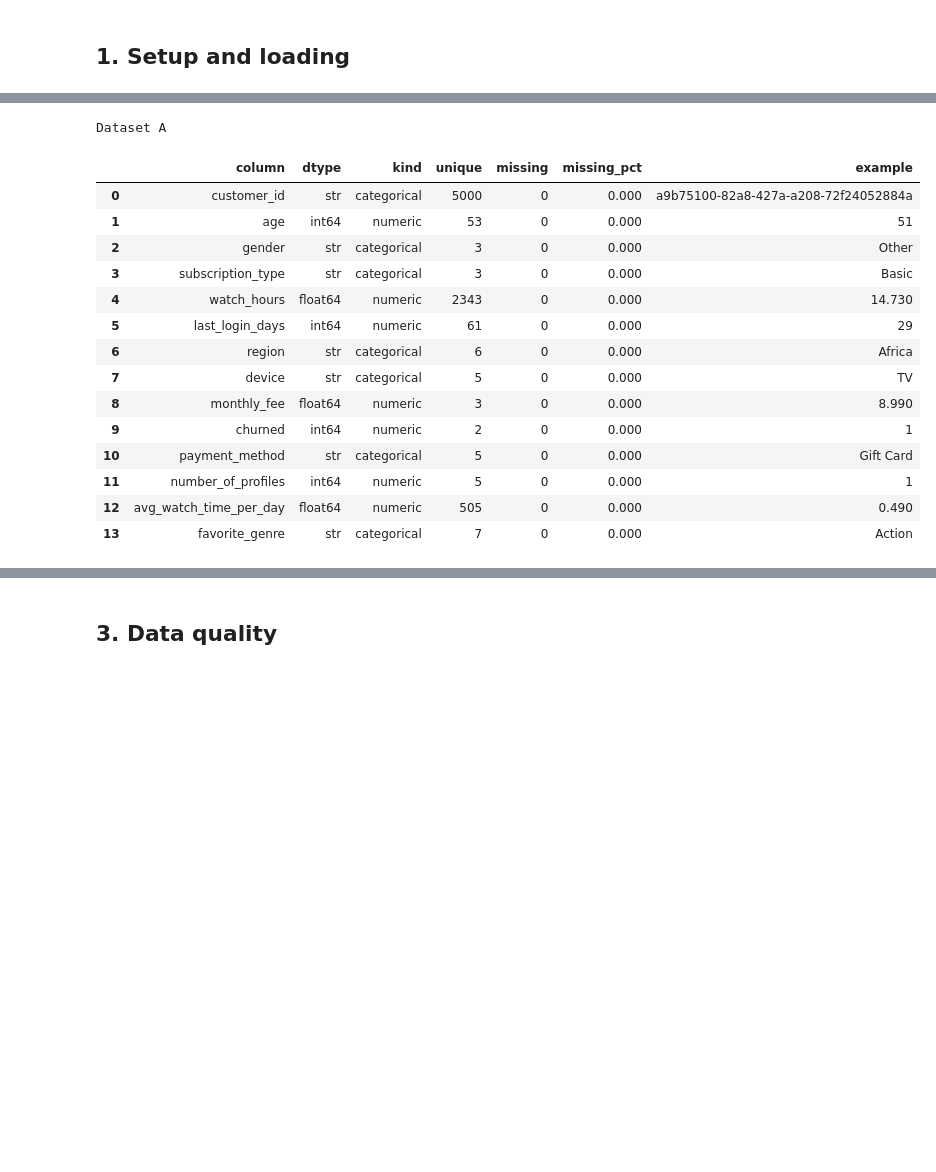
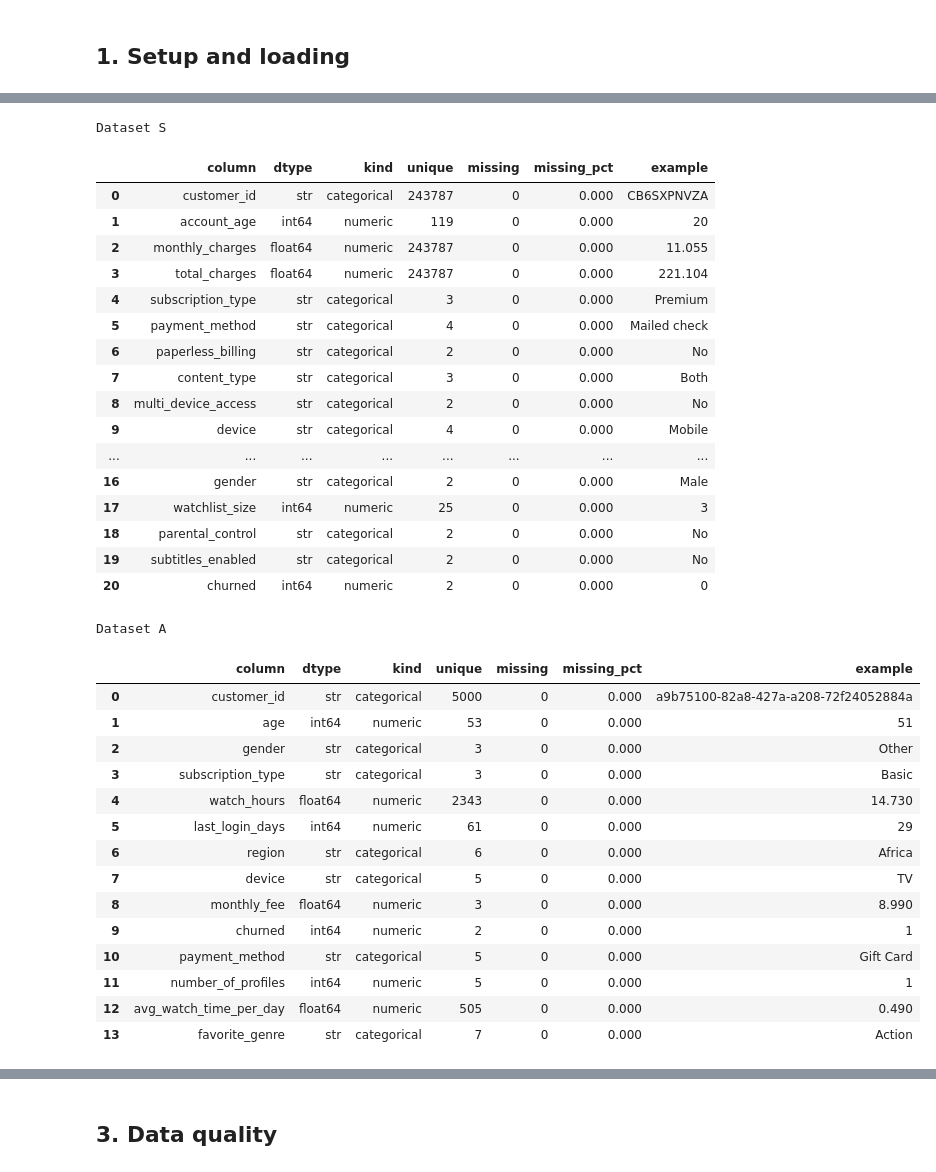
Before and after one commit to Aayush251105/OTT_Churn_Augmentation, a Jupyter notebook: notebooks/01_data_understanding.ipynb, the cells around one changed output, grey strips where cells are left out. Saved outputs shown, nothing was run; the diff lists cells and outputs as text; code cells hidden in the pictures; blank space fills up the shorter version.

```diff
--- a/notebooks/01_data_understanding.ipynb
+++ b/notebooks/01_data_understanding.ipynb
@@ -51,12 +52,12 @@ A_COLOR, B_COLOR = "#7C9CF5", "#A78BFA"
 # %%
+s = data.load_s()
 a = data.load_a()
 b = data.load_b()
 
-# Readable status columns for plotting (the original columns are left untouched)
-a["status"] = a[TARGET].map({0: "Retained", 1: "Churned"})
-b["status"] = b["churn_b"].map({"No": "Retained", "Yes": "Churned"})
-b["churn_b_flag"] = (b["churn_b"] == "Yes").astype(int)
+# Readable status column for plots; the original columns are left untouched
+for df in (s, a, b):
+    df["status"] = df[TARGET].map({0: "Retained", 1: "Churned"})
 
-print(f"Dataset A: {a.shape[0]:,} rows x {a.shape[1] - 1} columns")
-print(f"Dataset B: {b.shape[0]:,} rows x {b.shape[1] - 2} columns (columns renamed to snake_case by data.load_b)")
+for name, df in [("S", s), ("A", a), ("Old B", b)]:
+    print(f"Dataset {name:<5}: {len(df):>7,} rows x {df.shape[1] - 1} columns · churn {df[TARGET].mean():.1%}")
 # %% [output]
@@ -88,20 +94,40 @@ so it can be treated as either ordinal-numeric or categorical. We keep it numeri
 # %%
+print("Dataset S")
+display(eda.schema_summary(s.drop(columns="status")))
 print("Dataset A")
 display(eda.schema_summary(a.drop(columns="status")))
 # %% [output]
-Dataset A
+Dataset S
 |  | column | dtype | kind | unique | missing | missing_pct | example |
-| 0 | customer_id | str | categorical | 5000 | 0 | 0.000 | a9b75100-82a8-427a-a208-72f24052884a |
-| 1 | age | int64 | numeric | 53 | 0 | 0.000 | 51 |
-| 2 | gender | str | categorical | 3 | 0 | 0.000 | Other |
-| 3 | subscription_type | str | categorical | 3 | 0 | 0.000 | Basic |
-| 4 | watch_hours | float64 | numeric | 2343 | 0 | 0.000 | 14.730 |
-| 5 | last_login_days | int64 | numeric | 61 | 0 | 0.000 | 29 |
-| 6 | region | str | categorical | 6 | 0 | 0.000 | Africa |
-| 7 | device | str | categorical | 5 | 0 | 0.000 | TV |
-| 8 | monthly_fee | float64 | numeric | 3 | 0 | 0.000 | 8.990 |
-| 9 | churned | int64 | numeric | 2 | 0 | 0.000 | 1 |
-| 10 | payment_method | str | categorical | 5 | 0 | 0.000 | Gift Card |
-| 11 | number_of_profiles | int64 | numeric | 5 | 0 | 0.000 | 1 |
-| 12 | avg_watch_time_per_day | float64 | numeric | 505 | 0 | 0.000 | 0.490 |
-| 13 | favorite_genre | str | categorical | 7 | 0 | 0.000 | Action |
+| 0 | customer_id | str | categorical | 243787 | 0 | 0.000 | CB6SXPNVZA |
+| 1 | account_age | int64 | numeric | 119 | 0 | 0.000 | 20 |
+| 2 | monthly_charges | float64 | numeric | 243787 | 0 | 0.000 | 11.055 |
+| 3 | total_charges | float64 | numeric | 243787 | 0 | 0.000 | 221.104 |
+| 4 | subscription_type | str | categorical | 3 | 0 | 0.000 | Premium |
+| 5 | payment_method | str | categorical | 4 | 0 | 0.000 | Mailed check |
+| 6 | paperless_billing | str | categorical | 2 | 0 | 0.000 | No |
+| 7 | content_type | str | categorical | 3 | 0 | 0.000 | Both |
+| 8 | multi_device_access | str | categorical | 2 | 0 | 0.000 | No |
+| 9 | device | str | categorical | 4 | 0 | 0.000 | Mobile |
+| ... | ... | ... | ... | ... | ... | ... | ... |
+| 16 | gender | str | categorical | 2 | 0 | 0.000 | Male |
+| 17 | watchlist_size | int64 | numeric | 25 | 0 | 0.000 | 3 |
+| 18 | parental_control | str | categorical | 2 | 0 | 0.000 | No |
+| 19 | subtitles_enabled | str | categorical | 2 | 0 | 0.000 | No |
+| 20 | churned | int64 | numeric | 2 | 0 | 0.000 | 0 |
+Dataset A
+|  | column | dtype | kind | unique | missing | missing_pct | example |
+| 0 | customer_id | str | categorical | 5000 | 0 | 0.000 | a9b75100-82a8-427a-a208-72f24052884a |
+| 1 | age | int64 | numeric | 53 | 0 | 0.000 | 51 |
+| 2 | gender | str | categorical | 3 | 0 | 0.000 | Other |
+| 3 | subscription_type | str | categorical | 3 | 0 | 0.000 | Basic |
+| 4 | watch_hours | float64 | numeric | 2343 | 0 | 0.000 | 14.730 |
+| 5 | last_login_days | int64 | numeric | 61 | 0 | 0.000 | 29 |
+| 6 | region | str | categorical | 6 | 0 | 0.000 | Africa |
+| 7 | device | str | categorical | 5 | 0 | 0.000 | TV |
+| 8 | monthly_fee | float64 | numeric | 3 | 0 | 0.000 | 8.990 |
+| 9 | churned | int64 | numeric | 2 | 0 | 0.000 | 1 |
+| 10 | payment_method | str | categorical | 5 | 0 | 0.000 | Gift Card |
+| 11 | number_of_profiles | int64 | numeric | 5 | 0 | 0.000 | 1 |
+| 12 | avg_watch_time_per_day | float64 | numeric | 505 | 0 | 0.000 | 0.490 |
+| 13 | favorite_genre | str | categorical | 7 | 0 | 0.000 | Action |
```
Also changed, not shown: parts of 90 cells of this notebook, 24 other files.
